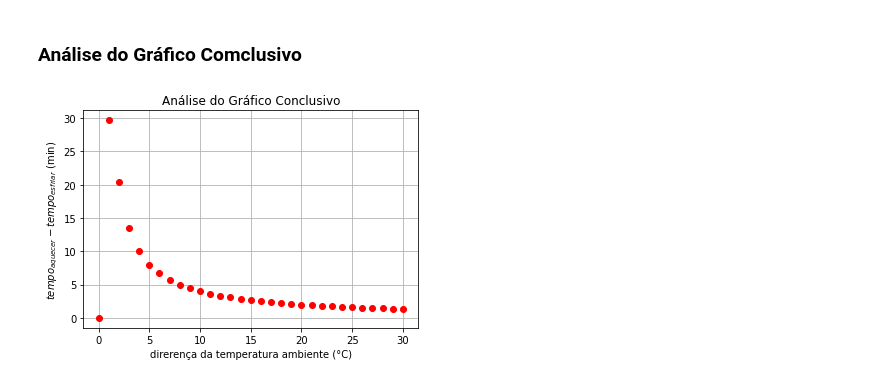
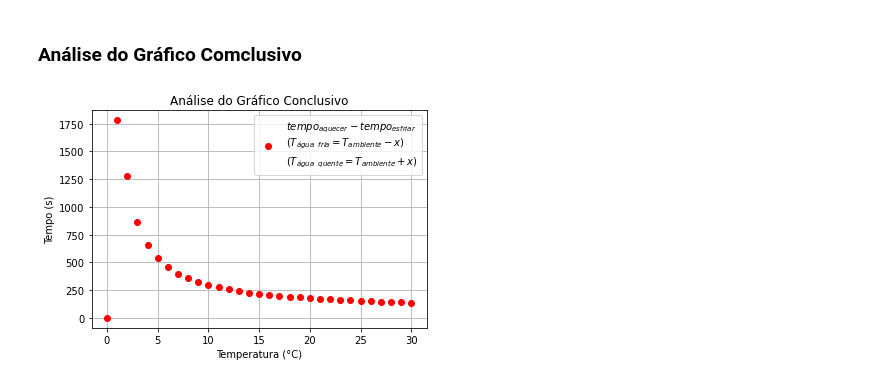
Before and after one commit to pedroivoal/Modsim-P2, a Jupyter notebook: I1/I1.ipynb, the cells around one changed output. Saved outputs shown, nothing was run; the diff lists cells and outputs as text; code cells hidden in the pictures.

```diff
--- a/I1/I1.ipynb
+++ b/I1/I1.ipynb
@@ -254,25 +254,31 @@ conclusivo.savefig('5.Conclusivo.png',  format = 'png', dpi = 1200)
 # %%
 diferença_th = []
 delta_T = []
 
 for i in range(0, 31):
     delta_T.append(i)
 
 # Funciona apenas para Tia(T inicial da água) variando 0.5 em 0.5
-m = 2
+m = 0
 for i in range(140, 201, 2):
-    diferença_th.append((lista_t_equilibrio[i] - lista_t_equilibrio[i-m])*60)
-m += 4
+    diferença_th.append((lista_t_equilibrio[i] - lista_t_equilibrio[i-m])*3600)
+    # print(i, m, i-m)
+    # print(lista_t_equilibrio[i])
+    # print(lista_t_equilibrio[i-m])
+    m += 4
 
 aconclusivo, ax = plt.subplots()
 # Plota análise do gráfico conclusivo
-plt.plot(delta_T, diferença_th, 'or')
+plt.plot(delta_T, diferença_th, 'or', label = '''$tempo_{aquecer}-tempo_{esfriar}$
+($T_{água_{_{_{...}}}fria}=T_{ambiente}-x$)
+($T_{água_{_{_{...}}}quente}=T_{ambiente}+x$)''')
 plt.title('Análise do Gráfico Conclusivo')
-plt.xlabel('direrença da temperatura ambiente (°C)')
-plt.ylabel('$tempo_{aquecer}-tempo_{esfriar}$ (min)')
+plt.xlabel('Temperatura (°C)')
+plt.ylabel('Tempo (s)')
+plt.legend()
 plt.grid(True)
 plt.show()
 # Cria arquivo png com o gráfico no PC
 aconclusivo.savefig('6.Analise Conclusiva.png',  format = 'png', dpi = 1200)
 # %% [output]
-[figure, old version]
+[figure, new version]
```
Also changed, not shown: 5 other files.
